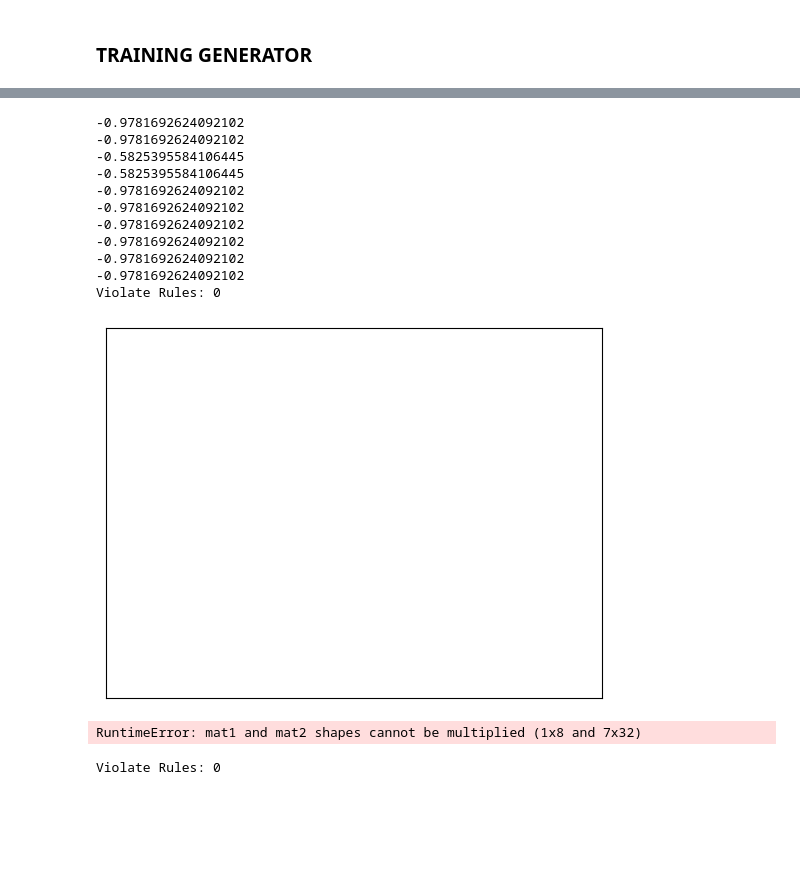
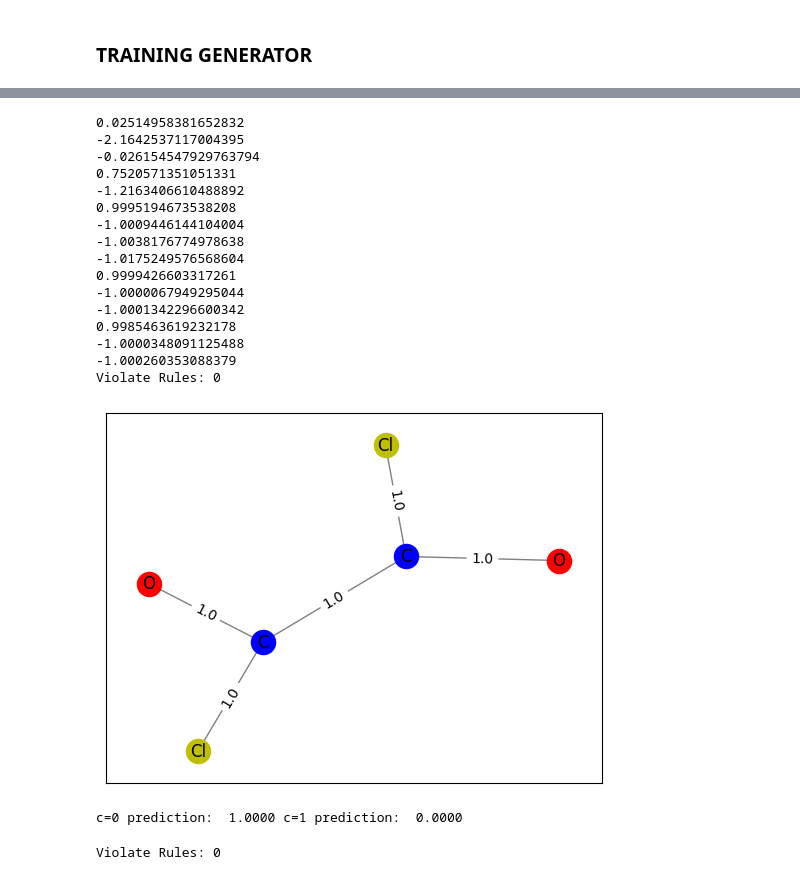
Before and after one commit to alessioborgi/XGNN_GraphGenRL, a Jupyter notebook: X_GNN_MUTAG.ipynb, the cells around one changed output, grey strips where cells are left out. Drawn from its saved outputs; the diff is of its cells as text; code cells hidden in the pictures; blank space fills up the shorter version.

```diff
--- a/X_GNN_MUTAG.ipynb
+++ b/X_GNN_MUTAG.ipynb
@@ -608,16 +608,13 @@ class Generator(nn.Module):
         # Calculate mask_end - mask only the starting node, keep others (including candidate nodes) unmasked
         mask_end = torch.BoolTensor([False for _ in range(G['num_nodes'] + len(self.candidate_set) + 1)])
         mask_end[a_start_idx] = True
+        mask_end[-1] = True
         mask_end = mask_end.view(-1, 1)
         #mask_end = mask_end.view_as(p_end)  # Ensure mask_end has the same shape as p_end
 
         p_end = self.mlp2(x_combined)
         p_end = F.log_softmax(p_end, dim=0)
         a_end_idx = torch.argmax(p_end.masked_fill(mask_end, -1e8))
-
-        # check if the last node (no_operation node) is selected as end-node
-        if a_end_idx == len(mask_end) - 1:
-            return p_start, -1, p_end, a_end_idx, G
 
         # If end-node is from candidate set, add it to the graph
         if a_end_idx >= G['num_nodes']:
@@ -714,6 +711,7 @@ class Generator(nn.Module):
 
         # if the graph has more nodes than max_nodes, return -1
         if G_t_1['num_nodes'] > self.max_nodes:
+
             return -1
 
         return 0
@@ -731,9 +729,6 @@ class Generator(nn.Module):
         if a_end == -1:
             return Rt * F.nll_loss(p_start.view(1, -1), a_start.unsqueeze(0))
 
-        if a_start == -1:
-            return Rt * F.nll_loss(p_end.view(1, -1), a_end.unsqueeze(0))
-
         # nll since we have already computed log_softmax
         Lce_start = F.nll_loss(p_start.view(1, -1), a_start.unsqueeze(0))
         Lce_end = F.nll_loss(p_end.view(1, -1), a_end.unsqueeze(0))
@@ -808,9 +803,9 @@ if __name__ == "__main__":
     # Initialize the Generator with the appropriate parameters
     model_path = './gcn_first.pth'
     candidate_set = ['C.4', 'N.4', 'O.2', 'F.1', 'I.1', 'Cl.1', 'Br.1']
-    g = Generator(model_path=model_path, C=candidate_set, nfeat=8, c=0, start=0, max_nodes = 5)
+    g = Generator(model_path=model_path, C=candidate_set, nfeat=8, c=0, start=0, max_nodes = 6)
 
     # Train the generator
-    train_generator(g, num_episodes=100, max_gen_step= 10, learning_rate=0.01)
+    train_generator(g, num_episodes=100, max_gen_step= 15, learning_rate=0.01)
 # %% [output]
 You are using `torch.load` with `weights_only=False` (the current default value), which uses the default pickle module implicitly. It is possible to construct malicious pickle data which will execute  ...
@@ -886,24 +888,29 @@ def generate_and_draw_graph(generator, candidate_set, max_gen_step=8):
     # Show the graph
     plt.show()
 
-    preds = torch.nn.functional.softmax(generator.model(G['feat'], G['edge_index']), dim=1)
+    preds = torch.nn.functional.softmax(generator.model(G['feat'][:, :-1], G['edge_index']), dim=1)
     print('c=0 prediction: ', f'{preds[0][0].item():.4f}', 'c=1 prediction: ', f'{preds[0][1].item():.4f}')
 # %%
-generate_and_draw_graph(g, candidate_set, max_gen_step=10)
+generate_and_draw_graph(g, candidate_set, max_gen_step=15)
 # %% [output]
--0.9781692624092102
--0.9781692624092102
--0.5825395584106445
--0.5825395584106445
--0.9781692624092102
--0.9781692624092102
--0.9781692624092102
--0.9781692624092102
--0.9781692624092102
--0.9781692624092102
+0.02514958381652832
+-2.1642537117004395
+-0.026154547929763794
+0.7520571351051331
+-1.2163406610488892
+0.9995194673538208
+-1.0009446144104004
+-1.0038176774978638
+-1.0175249576568604
+0.9999426603317261
+-1.0000067949295044
+-1.0001342296600342
+0.9985463619232178
+-1.0000348091125488
+-1.000260353088379
 Violate Rules: 0
-[figure, old version]
+[figure, new version]
-RuntimeError: mat1 and mat2 shapes cannot be multiplied (1x8 and 7x32)
+c=0 prediction:  1.0000 c=1 prediction:  0.0000
 # %%
  print(f"Violate Rules: {g.check_graph_rules(g.G)}")
  g.G
```
Also changed, not shown: parts of 2 cells of this notebook.
